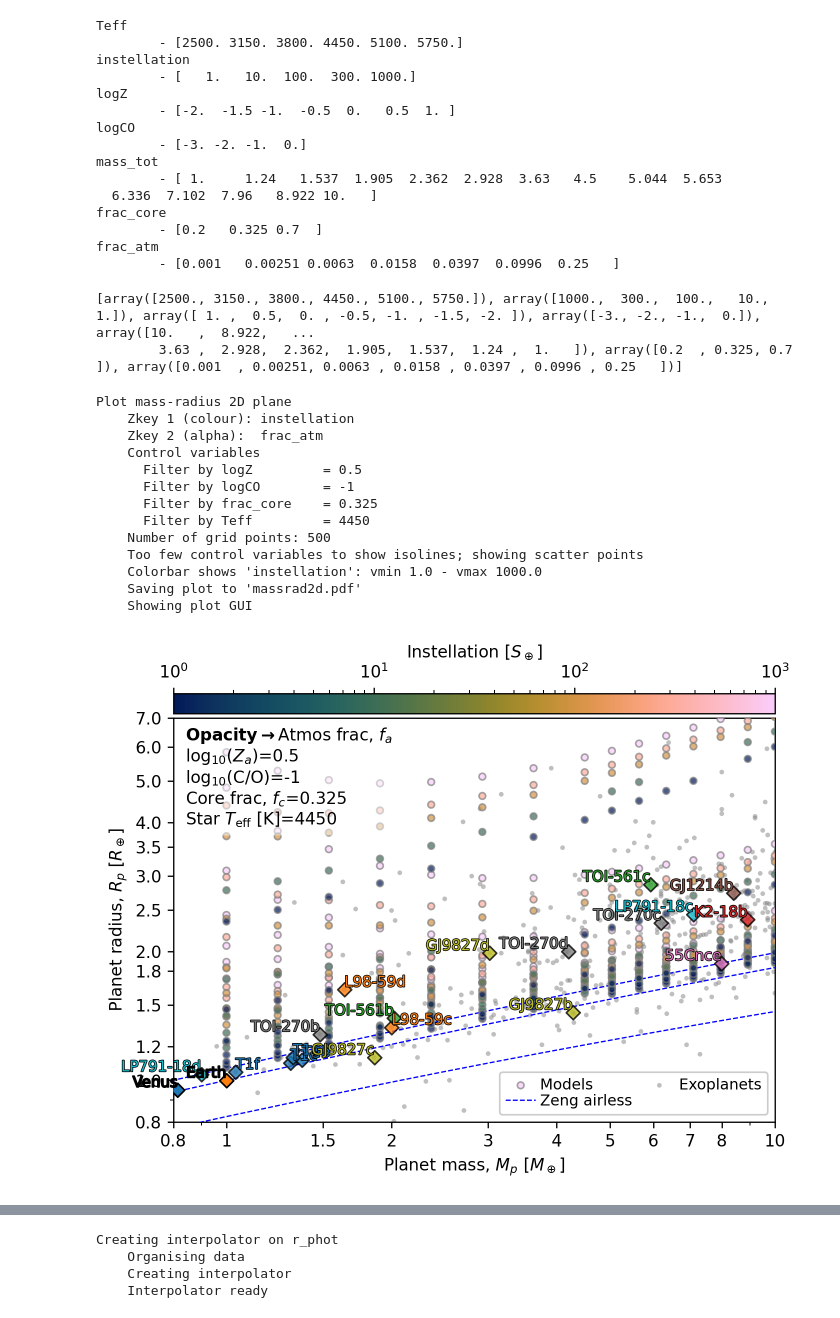
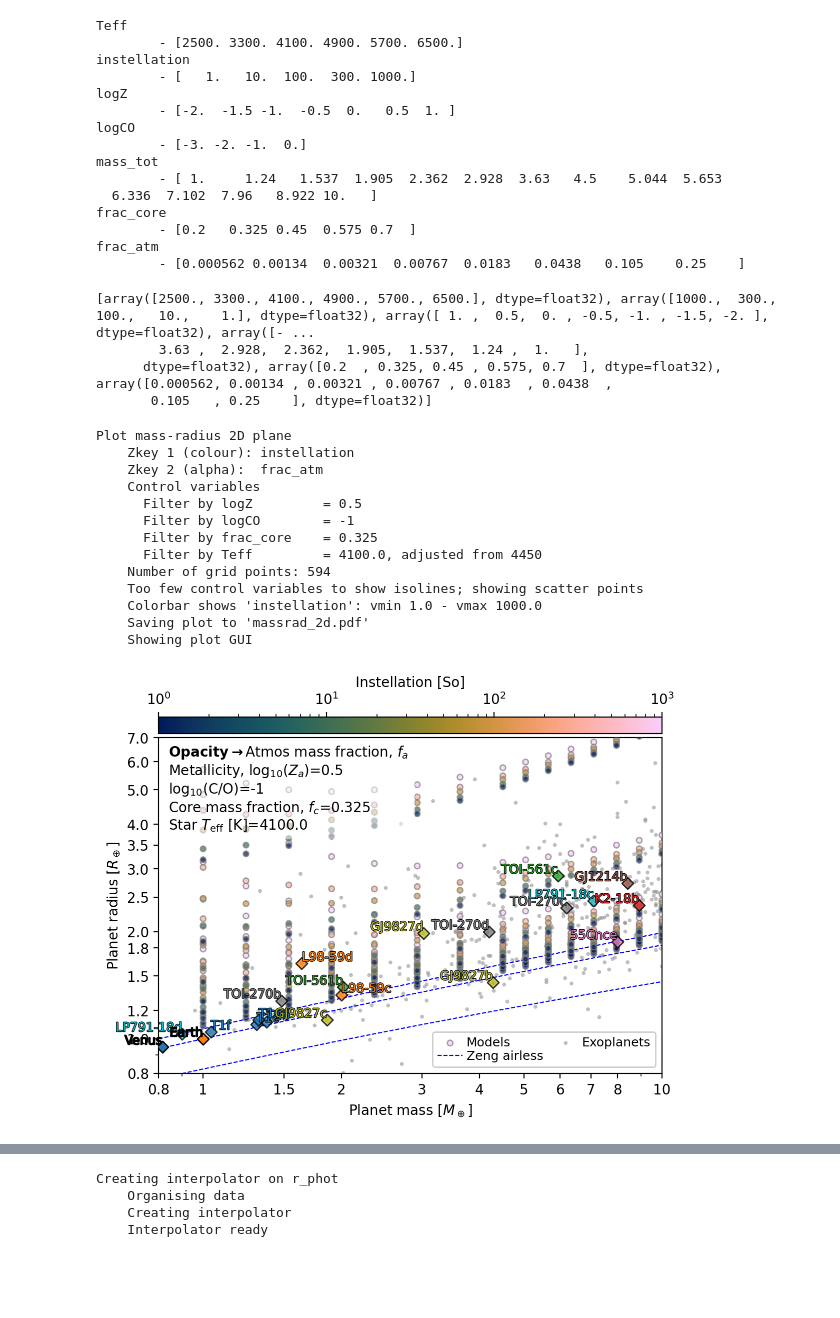
Before and after one commit to nichollsh/InferAGNI, a Jupyter notebook: notebooks/interpolate.ipynb, the cells around one changed output, grey strips where cells are left out. Drawn from its saved outputs; the diff is of its cells as text; code cells hidden in the pictures; blank space fills up the shorter version.

Commit message:
Gets data from Zenodo

```diff
--- a/notebooks/interpolate.ipynb
+++ b/notebooks/interpolate.ipynb
@@ -9,6 +10,4 @@ import inferagni as ia
 # %%
-datadir = "../src/inferagni/data/"
-
-gr = ia.grid.Grid(datadir)
+gr = ia.grid.Grid()
 # %% [output]
 Loading data from disk...
@@ -32,7 +31,7 @@ Loading atmosphere profiles
 gr.show_inputs()
 # %% [output]
 Teff
-        - [2500. 3150. 3800. 4450. 5100. 5750.]
+        - [2500. 3300. 4100. 4900. 5700. 6500.]
 instellation
         - [   1.   10.  100.  300. 1000.]
 logZ
@@ -43,40 +42,42 @@ mass_tot
         - [ 1.     1.24   1.537  1.905  2.362  2.928  3.63   4.5    5.044  5.653
   6.336  7.102  7.96   8.922 10.   ]
 frac_core
-        - [0.2   0.325 0.7  ]
+        - [0.2   0.325 0.45  0.575 0.7  ]
 frac_atm
-        - [0.001   0.00251 0.0063  0.0158  0.0397  0.0996  0.25   ]
+        - [0.000562 0.00134  0.00321  0.00767  0.0183   0.0438   0.105    0.25    ]
 # %%
 print(gr.get_points())
 # %% [output]
-[array([2500., 3150., 3800., 4450., 5100., 5750.]), array([1000.,  300.,  100.,   10.,    1.]), array([ 1. ,  0.5,  0. , -0.5, -1. , -1.5, -2. ]), array([-3., -2., -1.,  0.]), array([10.   ,  8.922,   ...
-        3.63 ,  2.928,  2.362,  1.905,  1.537,  1.24 ,  1.   ]), array([0.2  , 0.325, 0.7  ]), array([0.001  , 0.00251, 0.0063 , 0.0158 , 0.0397 , 0.0996 , 0.25   ])]
+[array([2500., 3300., 4100., 4900., 5700., 6500.], dtype=float32), array([1000.,  300.,  100.,   10.,    1.], dtype=float32), array([ 1. ,  0.5,  0. , -0.5, -1. , -1.5, -2. ], dtype=float32), array([- ...
+        3.63 ,  2.928,  2.362,  1.905,  1.537,  1.24 ,  1.   ],
+      dtype=float32), array([0.2  , 0.325, 0.45 , 0.575, 0.7  ], dtype=float32), array([0.000562, 0.00134 , 0.00321 , 0.00767 , 0.0183  , 0.0438  ,
+       0.105   , 0.25    ], dtype=float32)]
 # %%
 opts = {
     "key1"    : "instellation",
     "key2"    : "frac_atm",
     "controls": {"logZ":0.5, "logCO":-1,  "frac_core":0.325, "Teff":4450},
     "show_scatter" : True,
     "show_isolines" : True,
+    "save":False
 }
 
-fig = ia.plot.massrad_2d(gr, **opts)
-plt.show(fig)
+massrad_2d(gr, **opts);
 # %% [output]
 Plot mass-radius 2D plane
     Zkey 1 (colour): instellation
     Zkey 2 (alpha):  frac_atm
     Control variables
       Filter by logZ         = 0.5
       Filter by logCO        = -1
       Filter by frac_core    = 0.325
-      Filter by Teff         = 4450
-    Number of grid points: 500
+      Filter by Teff         = 4100.0, adjusted from 4450
+    Number of grid points: 594
     Too few control variables to show isolines; showing scatter points
     Colorbar shows 'instellation': vmin 1.0 - vmax 1000.0
-    Saving plot to 'massrad2d.pdf'
+    Saving plot to 'massrad_2d.pdf'
     Showing plot GUI
-[figure, old version]
+[figure, new version]
 # %%
 zkey = "instellation"
 controls =  {"frac_atm":0.0063, "frac_core":0.325, "logZ":0, "Teff":4450, "logCO":-1}
```
Also changed, not shown: parts of 3 cells of this notebook, 6 other files.
